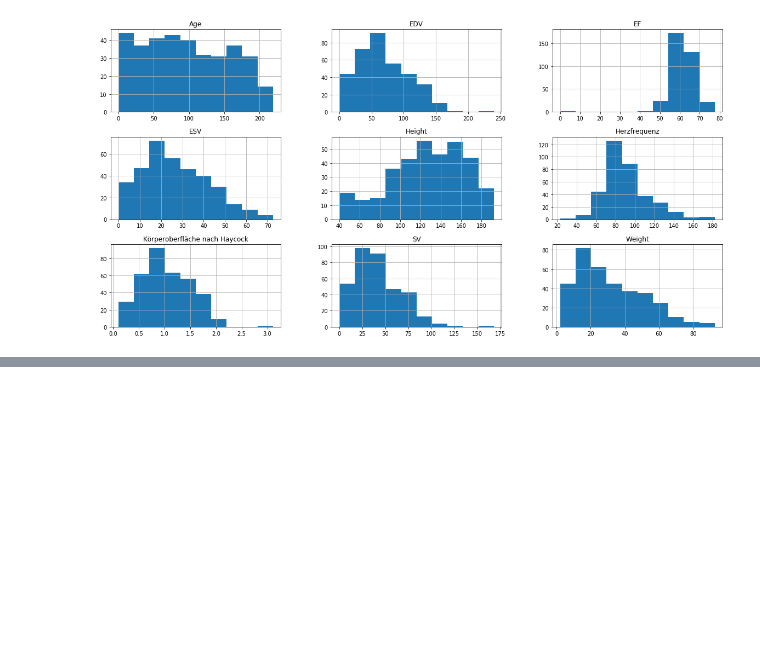
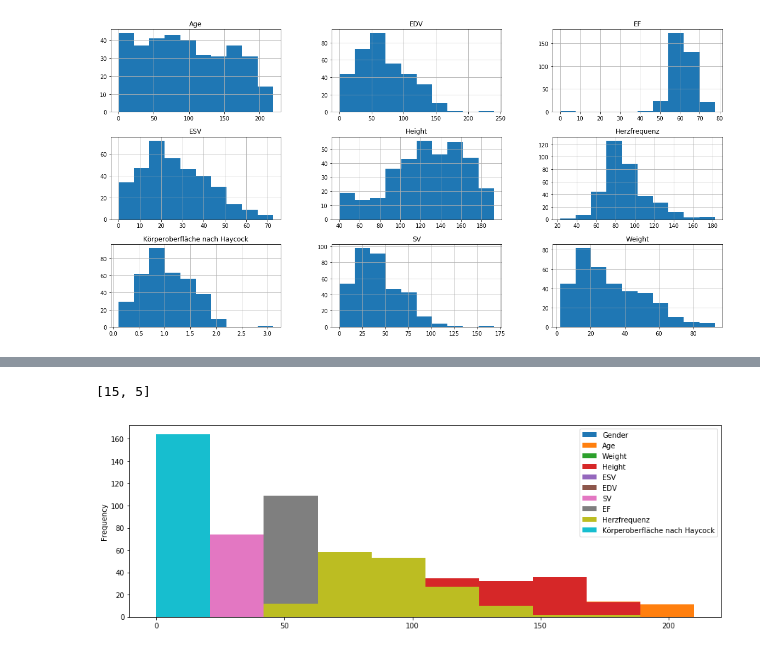
Before and after one commit to utmesh/matplotlib-pandas, a Jupyter notebook: LV_data/histograms.ipynb, the cells around one changed output, grey strips where cells are left out. Cells and saved outputs as stored; diff of their text form; code cells hidden in the pictures; blank space fills up the shorter version.

```diff
--- a/LV_data/histograms.ipynb
+++ b/LV_data/histograms.ipynb
@@ -47,0 +101,11 @@ plt.show()
+# %%
+df1_gender1.plot(kind = "hist", bins = 10)
+# Get current size
+fig_size = plt.rcParams["figure.figsize"]
+print(fig_size)
+# Set figure width to 12 and height to 9
+fig_size[0] = 15
+fig_size[1] = 5
+# %% [output]
+[15, 5]
+[figure, added]
```
Also changed, not shown: parts of 13 cells of this notebook.
